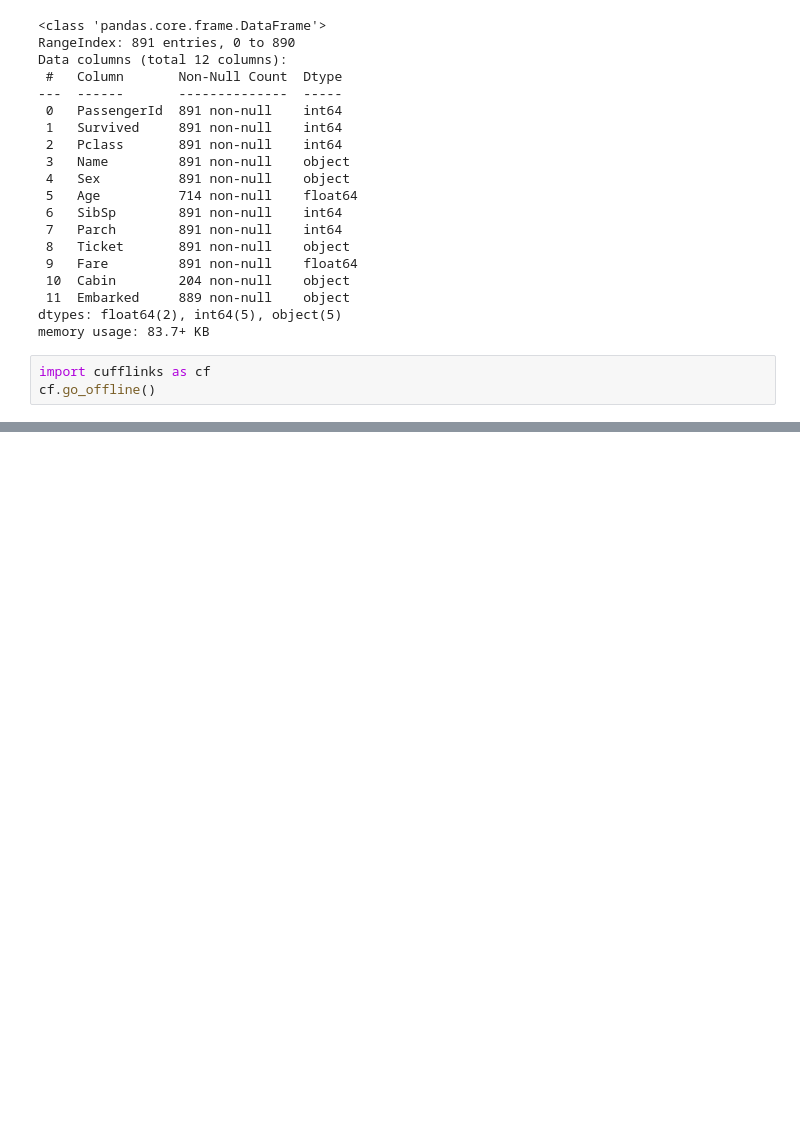
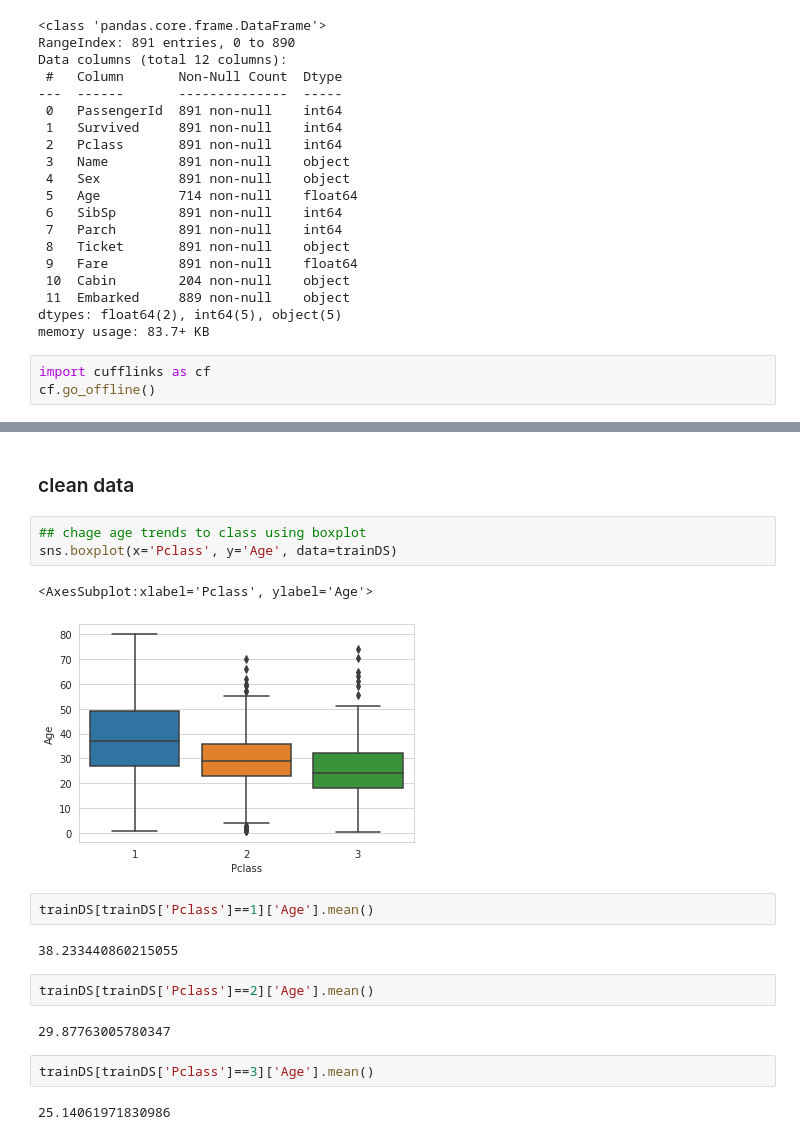
Before and after one commit to itsregalo/DS-ML, a Jupyter notebook: logistic-regression/logistic_regression.ipynb, the cells around one changed output, grey strips where cells are left out. Cells and saved outputs as stored; diff of their text form; blank space fills up the shorter version.

Commit message:
fixed null age with mean in each class

```diff
--- a/logistic-regression/logistic_regression.ipynb
+++ b/logistic-regression/logistic_regression.ipynb
@@ -77,3 +77,23 @@ cf.go_offline()
 trainDS['Fare'].iplot(kind='hist', bins=30)
 # %% [output]
 [interactive output not drawn]
+# %% [markdown]
+### clean data
+# %%
+## chage age trends to class using boxplot
+sns.boxplot(x='Pclass', y='Age', data=trainDS)
+# %% [output]
+<AxesSubplot:xlabel='Pclass', ylabel='Age'>
+[figure, added]
+# %%
+trainDS[trainDS['Pclass']==1]['Age'].mean()
+# %% [output]
+38.233440860215055
+# %%
+trainDS[trainDS['Pclass']==2]['Age'].mean()
+# %% [output]
+29.87763005780347
+# %%
+trainDS[trainDS['Pclass']==3]['Age'].mean()
+# %% [output]
+25.14061971830986
```
Also changed, not shown: parts of 2 cells of this notebook.
